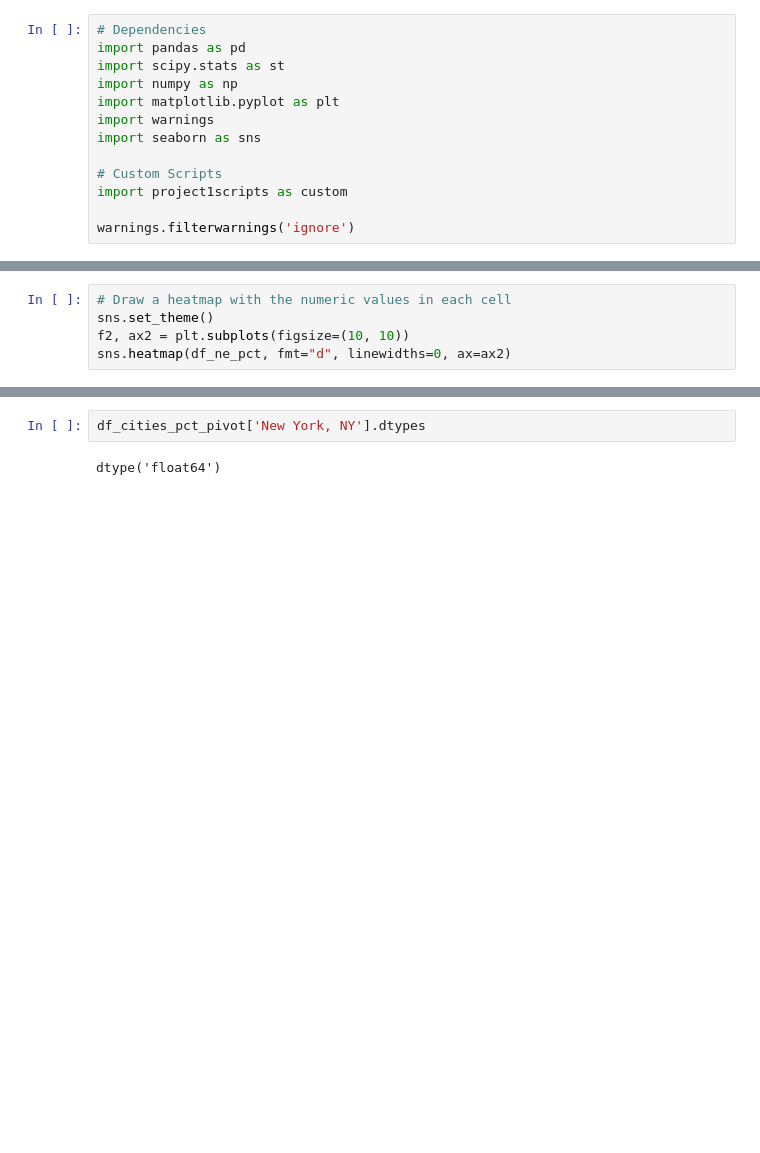
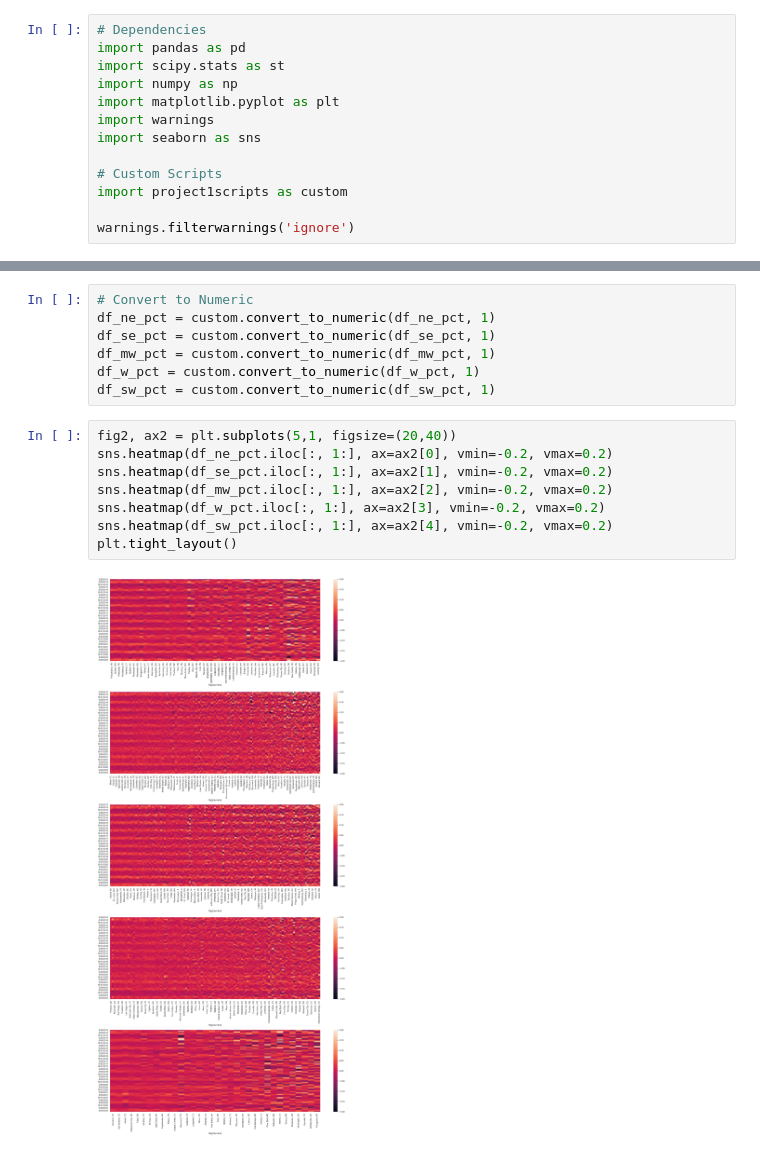
Before and after one commit to anderoos/Coolest-project-1, a Jupyter notebook: Change.ipynb, the cells around one changed output, grey strips where cells are left out. Drawn from its saved outputs; the diff is of its cells as text; blank space fills up the shorter version.

```diff
--- a/Change.ipynb
+++ b/Change.ipynb
@@ -163,5 +156,0 @@ plt.show()
-# %%
-# Draw a heatmap with the numeric values in each cell
-sns.set_theme()
-f2, ax2 = plt.subplots(figsize=(10, 10))
-sns.heatmap(df_ne_pct, fmt="d", linewidths=0, ax=ax2)
@@ -171,5 +167,18 @@ sns.heatmap(df_ne_pct, fmt="d", linewidths=0, ax=ax2)
 # %%
-df_cities_pct_pivot['New York, NY'].dtypes
+# Convert to Numeric
+df_ne_pct = custom.convert_to_numeric(df_ne_pct, 1)
+df_se_pct = custom.convert_to_numeric(df_se_pct, 1)
+df_mw_pct = custom.convert_to_numeric(df_mw_pct, 1)
+df_w_pct = custom.convert_to_numeric(df_w_pct, 1)
+df_sw_pct = custom.convert_to_numeric(df_sw_pct, 1)
-# %% [output]
-dtype('float64')
+# %%
+fig2, ax2 = plt.subplots(5,1, figsize=(20,40))
+sns.heatmap(df_ne_pct.iloc[:, 1:], ax=ax2[0], vmin=-0.2, vmax=0.2)
+sns.heatmap(df_se_pct.iloc[:, 1:], ax=ax2[1], vmin=-0.2, vmax=0.2)
+sns.heatmap(df_mw_pct.iloc[:, 1:], ax=ax2[2], vmin=-0.2, vmax=0.2)
+sns.heatmap(df_w_pct.iloc[:, 1:], ax=ax2[3], vmin=-0.2, vmax=0.2)
+sns.heatmap(df_sw_pct.iloc[:, 1:], ax=ax2[4], vmin=-0.2, vmax=0.2)
+plt.tight_layout()
+# %% [output]
+[figure, added]
 # %%
```
Also changed, not shown: parts of 17 cells of this notebook, 3 other files.
